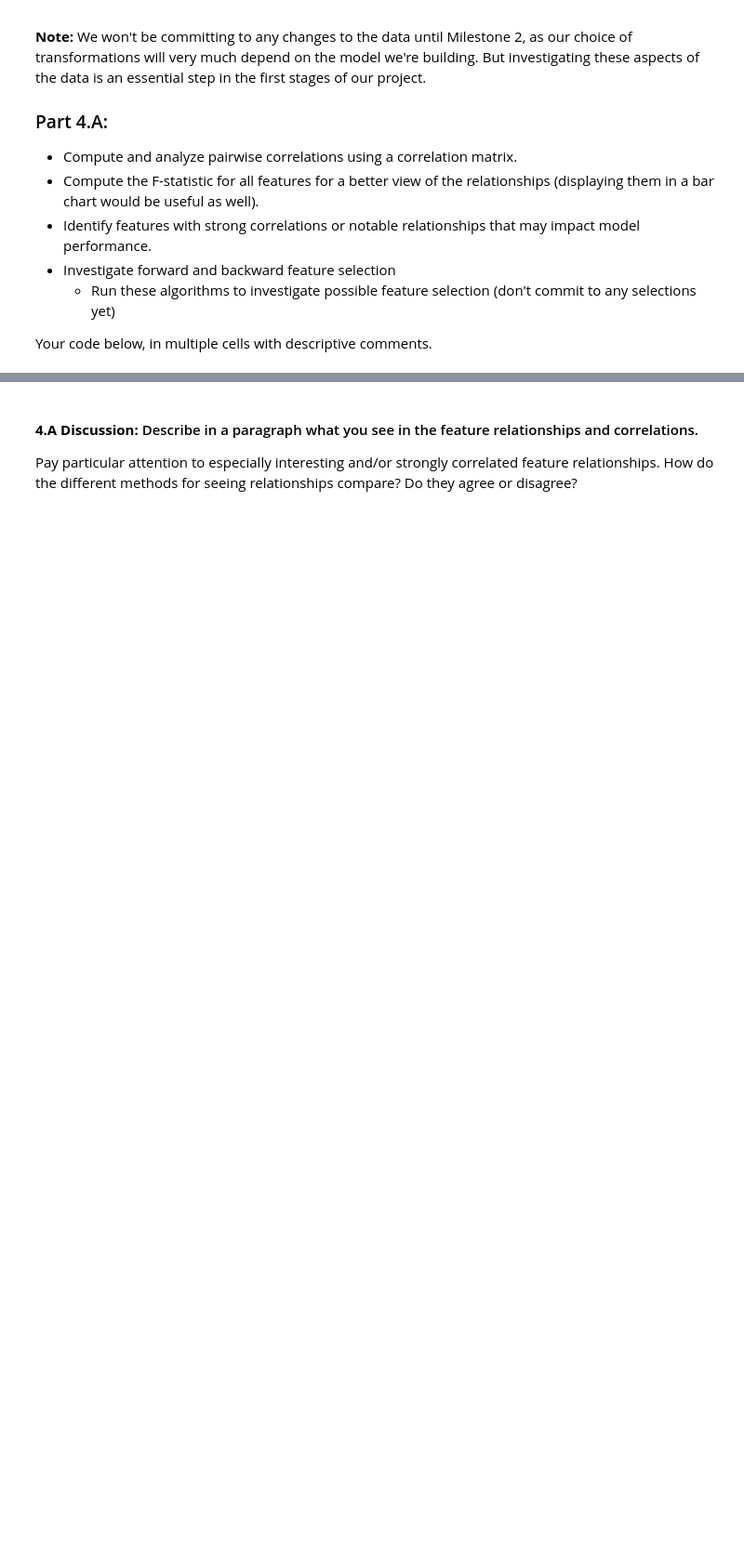
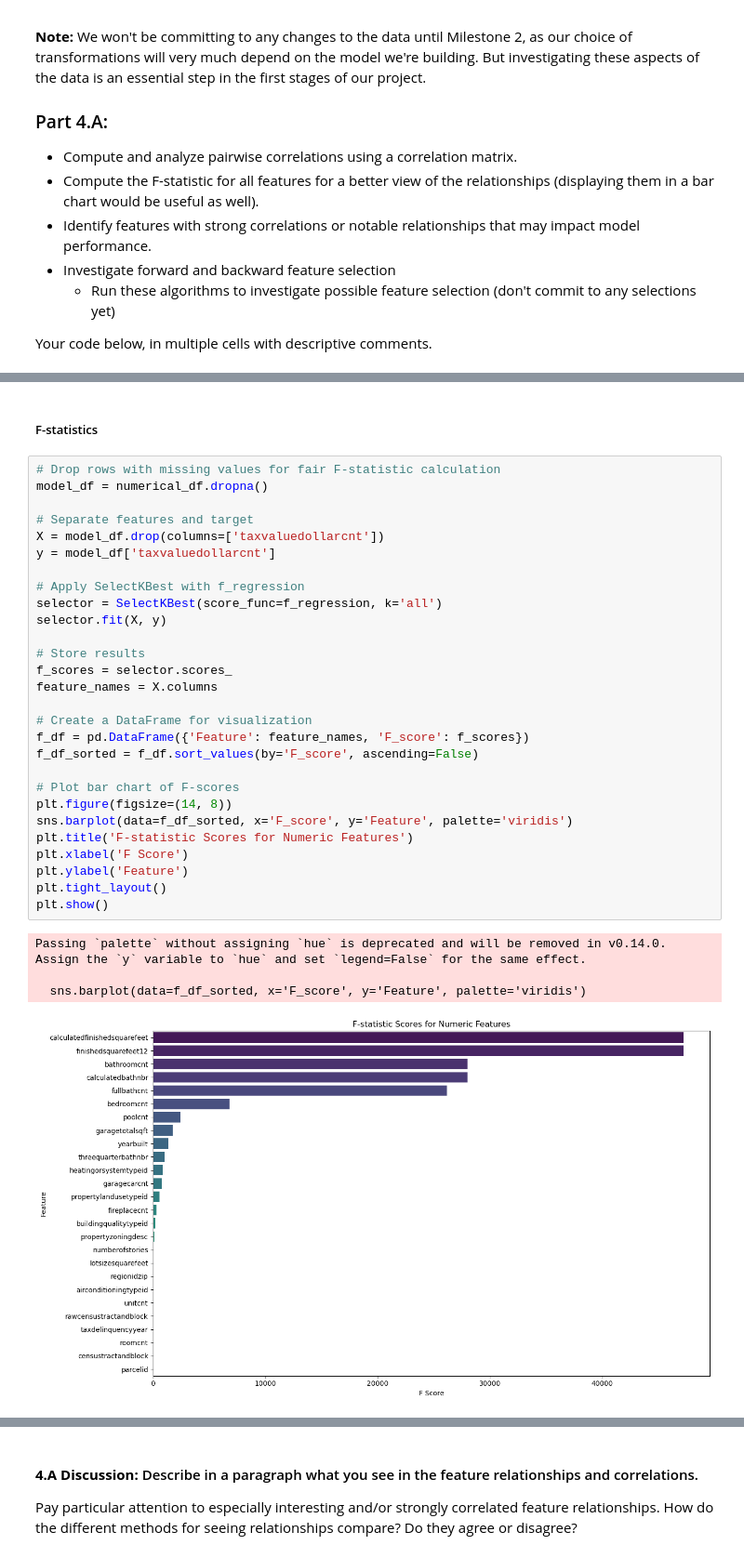
Before and after one commit to DaeheeCodes/BU-DX603, a Jupyter notebook: Milestone_01.ipynb, the cells around one changed output, grey strips where cells are left out. Shown at 93% size. Saved outputs shown, nothing was run; the diff lists cells and outputs as text; blank space fills up the shorter version.

```diff
--- a/Milestone_01.ipynb
+++ b/Milestone_01.ipynb
@@ -662,0 +680,35 @@ Your code below, in multiple cells with descriptive comments.
+# %% [markdown]
+##### F-statistics
+# %%
+# Drop rows with missing values for fair F-statistic calculation
+model_df = numerical_df.dropna()
+
+# Separate features and target
+X = model_df.drop(columns=['taxvaluedollarcnt'])
+y = model_df['taxvaluedollarcnt']
+
+# Apply SelectKBest with f_regression
+selector = SelectKBest(score_func=f_regression, k='all')
+selector.fit(X, y)
+
+# Store results
+f_scores = selector.scores_
+feature_names = X.columns
+
+# Create a DataFrame for visualization
+f_df = pd.DataFrame({'Feature': feature_names, 'F_score': f_scores})
+f_df_sorted = f_df.sort_values(by='F_score', ascending=False)
+
+# Plot bar chart of F-scores
+plt.figure(figsize=(14, 8))
+sns.barplot(data=f_df_sorted, x='F_score', y='Feature', palette='viridis')
+plt.title('F-statistic Scores for Numeric Features')
+plt.xlabel('F Score')
+plt.ylabel('Feature')
+plt.tight_layout()
+plt.show()
+# %% [output]
+Passing `palette` without assigning `hue` is deprecated and will be removed in v0.14.0. Assign the `y` variable to `hue` and set `legend=False` for the same effect.
+
+  sns.barplot(data=f_df_sorted, x='F_score', y='Feature', palette='viridis')
+[figure, added]
```
Also changed, not shown: parts of 16 cells of this notebook.
